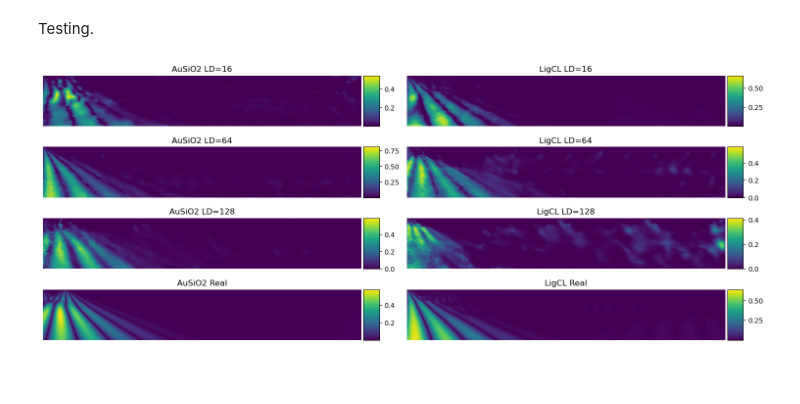
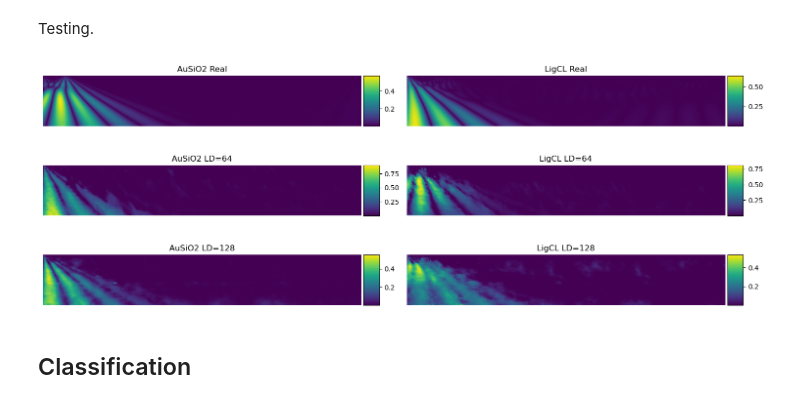
Before and after one commit to mZaiam/IPIV_AFM_deep_learning, a Jupyter notebook: models/gans/cgans/cgan_testing.ipynb, the cells around one changed output. Cells and saved outputs as stored; diff of their text form; code cells hidden in the pictures; blank space fills up the shorter version.

Commit message:
adding cgans tests

```diff
--- a/models/gans/cgans/cgan_testing.ipynb
+++ b/models/gans/cgans/cgan_testing.ipynb
@@ -14,14 +13,13 @@ cgan128 = cGAN(device='cpu', latent_dim=128)
 # %%
-model16 = torch.load('best_models/cgan_ld16_ligcl_ausio2_epoch200.pth', map_location=torch.device('cpu'), weights_only=True)
-model64 = torch.load('best_models/cgan_ld64_ligcl_ausio2_epoch200.pth', map_location=torch.device('cpu'), weights_only=True)
-model128 = torch.load('best_models/cgan_ld128_ligcl_ausio2_epoch200.pth', map_location=torch.device('cpu'), weights_only=True)
+model_g64 = torch.load('best_models/cgan_ld64_ligcl_ausio2_epoch200.pth', map_location=torch.device('cpu'), weights_only=True)
+model_d64 = torch.load('best_models/cgan_ld64_ligcl_ausio2_epoch350.pth', map_location=torch.device('cpu'), weights_only=True)
+model_g128 = torch.load('best_models/cgan_ld128_ligcl_ausio2_epoch120.pth', map_location=torch.device('cpu'), weights_only=True)
+model_d128 = torch.load('best_models/cgan_ld128_ligcl_ausio2_epoch330.pth', map_location=torch.device('cpu'), weights_only=True)
 
-cgan16.generator.load_state_dict(model16['generator'])
-cgan16.discriminator.load_state_dict(model16['discriminator'])
-cgan64.generator.load_state_dict(model64['generator'])
-cgan64.discriminator.load_state_dict(model64['discriminator'])
-cgan128.generator.load_state_dict(model128['generator'])
-cgan128.discriminator.load_state_dict(model128['discriminator'])
+cgan64.generator.load_state_dict(model_g64['generator'])
+cgan64.discriminator.load_state_dict(model_d64['discriminator'])
+cgan128.generator.load_state_dict(model_g128['generator'])
+cgan128.discriminator.load_state_dict(model_d128['discriminator'])
 # %% [output]
 <All keys matched successfully>
 # %% [markdown]
@@ -93,29 +82,18 @@ Testing.
 # %%
 label_ligcl, label_ausio2 = torch.tensor([[1.0, 0.0]]), torch.tensor([[0.0, 1.0]])
 
-sample16_ausio2 = torch.randn(1, 16)
-sample16_ligcl = torch.randn(1, 16)
 sample64_ausio2 = torch.randn(1, 64)
 sample64_ligcl = torch.randn(1, 64)
 sample128_ausio2 = torch.randn(1, 128)
 sample128_ligcl = torch.randn(1, 128)
 
 with torch.no_grad():
-    gen16_ausio2 = cgan16.generator(sample16_ausio2, label_ausio2)
-    gen16_ligcl = cgan16.generator(sample16_ligcl, label_ligcl)
     gen64_ausio2 = cgan64.generator(sample64_ausio2, label_ausio2)
     gen64_ligcl = cgan64.generator(sample64_ligcl, label_ligcl)
     gen128_ausio2 = cgan128.generator(sample128_ausio2, label_ausio2)
     gen128_ligcl = cgan128.generator(sample128_ligcl, label_ligcl)
 
-fig, ax = plt.subplots(4, 2, figsize=(15, 6))
-
-im0 = ax[0, 0].imshow(gen16_ausio2[0].squeeze())
-ax[0, 0].axis('off')
-ax[0, 0].set_title(f'AuSiO2 LD=16')
-divider = make_axes_locatable(ax[0, 0])
-cax = divider.append_axes("right", size="5%", pad=0.05)
-fig.colorbar(im0, cax=cax)
+fig, ax = plt.subplots(3, 2, figsize=(15, 6))
 
 im0 = ax[1, 0].imshow(gen64_ausio2[0].squeeze())
 ax[1, 0].axis('off')
@@ -127,46 +105,41 @@ fig.colorbar(im0, cax=cax)
 im0 = ax[2, 0].imshow(gen128_ausio2[0].squeeze())
 ax[2, 0].axis('off')
 ax[2, 0].set_title(f'AuSiO2 LD=128')
 divider = make_axes_locatable(ax[2, 0])
 cax = divider.append_axes("right", size="5%", pad=0.05)
 fig.colorbar(im0, cax=cax)
 
-im0 = ax[3, 0].imshow(data_ausio2[0].squeeze())
-ax[3, 0].axis('off')
-ax[3, 0].set_title(f'AuSiO2 Real')
-divider = make_axes_locatable(ax[3, 0])
-cax = divider.append_axes("right", size="5%", pad=0.05)
-fig.colorbar(im0, cax=cax)
-
-im0 = ax[0, 1].imshow(gen16_ligcl[0].squeeze())
-ax[0, 1].axis('off')
-ax[0, 1].set_title(f'LigCL LD=16')
-divider = make_axes_locatable(ax[0, 1])
+im0 = ax[0, 0].imshow(data_ausio2[0].squeeze())
+ax[0, 0].axis('off')
+ax[0, 0].set_title(f'AuSiO2 Real')
+divider = make_axes_locatable(ax[0, 0])
 cax = divider.append_axes("right", size="5%", pad=0.05)
 fig.colorbar(im0, cax=cax)
 
 im0 = ax[1, 1].imshow(gen64_ligcl[0].squeeze())
 ax[1, 1].axis('off')
 ax[1, 1].set_title(f'LigCL LD=64')
 divider = make_axes_locatable(ax[1, 1])
 cax = divider.append_axes("right", size="5%", pad=0.05)
 fig.colorbar(im0, cax=cax)
 
 im0 = ax[2, 1].imshow(gen128_ligcl[0].squeeze())
 ax[2, 1].axis('off')
 ax[2, 1].set_title(f'LigCL LD=128')
 divider = make_axes_locatable(ax[2, 1])
 cax = divider.append_axes("right", size="5%", pad=0.05)
 fig.colorbar(im0, cax=cax)
 
-im0 = ax[3, 1].imshow(data_ligcl[0].squeeze())
-ax[3, 1].axis('off')
-ax[3, 1].set_title(f'LigCL Real')
-divider = make_axes_locatable(ax[3, 1])
+im0 = ax[0, 1].imshow(data_ligcl[0].squeeze())
+ax[0, 1].axis('off')
+ax[0, 1].set_title(f'LigCL Real')
+divider = make_axes_locatable(ax[0, 1])
 cax = divider.append_axes("right", size="5%", pad=0.05)
 fig.colorbar(im0, cax=cax)
 
 plt.tight_layout()
 plt.show()
 # %% [output]
-[figure, old version]
+[figure, new version]
+# %% [markdown]
+## Classification
```
Also changed, not shown: parts of 7 cells of this notebook, 16 other files.
